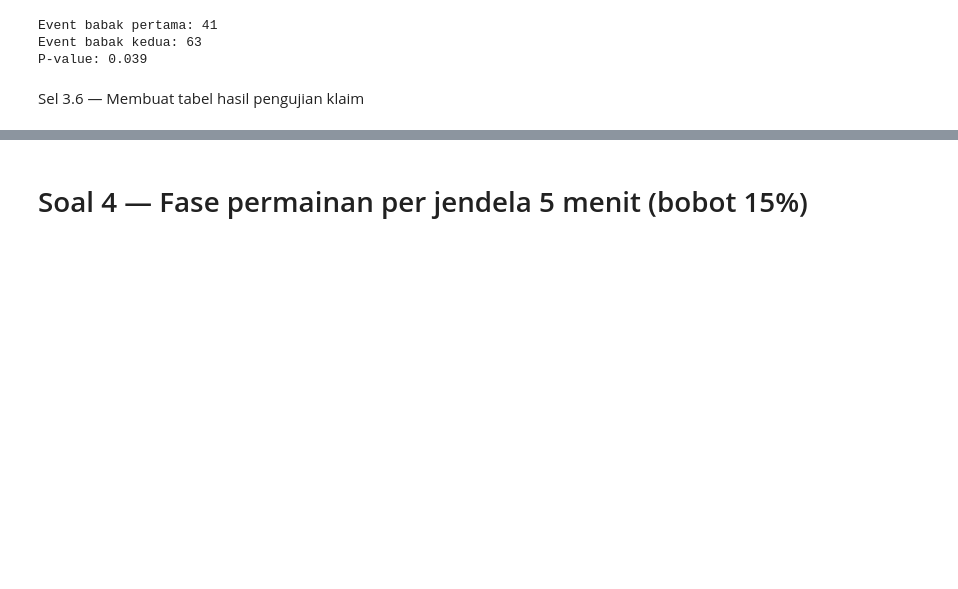
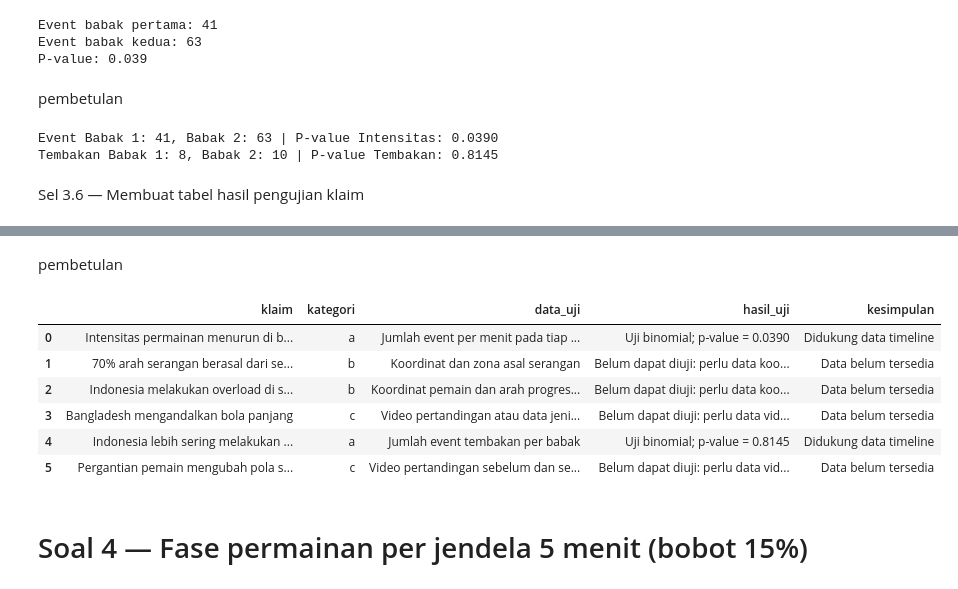
Before and after one commit to NatanaelAnantaSatrio/MachineLearning, a Jupyter notebook: Tugas1.ipynb, the cells around one changed output, grey strips where cells are left out. Cells and saved outputs as stored; diff of their text form; code cells hidden in the pictures; blank space fills up the shorter version.

```diff
--- a/Tugas1.ipynb
+++ b/Tugas1.ipynb
@@ -1927,6 +2073,33 @@ else:
 Event babak pertama: 41
 Event babak kedua: 63
 P-value: 0.039
+# %% [markdown]
+pembetulan
+# %%
+# Sel 3.5 - Uji Binomial untuk intensitas umum DAN uji khusus tembakan
+from scipy.stats import binomtest
+
+# 1. Uji Intensitas Keseluruhan (Klaim 0)
+event_b1 = int(ringkasan_babak.loc[ringkasan_babak["half"] == 1, "jumlah_event"].sum())
+event_b2 = int(ringkasan_babak.loc[ringkasan_babak["half"] == 2, "jumlah_event"].sum())
+total_event = event_b1 + event_b2
+
+hasil_uji_intensitas = binomtest(event_b1, n=total_event, p=0.5, alternative="two-sided")
+
+# 2. Uji Khusus Tembakan (Klaim 4)
+df_shot = events_df[events_df["event_type"].str.lower() == "shot"]
+shot_b1 = int((df_shot["half"] == 1).sum())
+shot_b2 = int((df_shot["half"] == 2).sum())
+total_shot = shot_b1 + shot_b2
+
+hasil_uji_shot = binomtest(shot_b1, n=total_shot, p=0.5, alternative="two-sided") if total_shot > 0 else None
+
+print(f"Event Babak 1: {event_b1}, Babak 2: {event_b2} | P-value Intensitas: {hasil_uji_intensitas.pvalue:.4f}")
+if hasil_uji_shot:
+    print(f"Tembakan Babak 1: {shot_b1}, Babak 2: {shot_b2} | P-value Tembakan: {hasil_uji_shot.pvalue:.4f}")
+# %% [output]
+Event Babak 1: 41, Babak 2: 63 | P-value Intensitas: 0.0390
+Tembakan Babak 1: 8, Babak 2: 10 | P-value Tembakan: 0.8145
 # %% [markdown]
 Sel 3.6 — Membuat tabel hasil pengujian klaim
 # %%
@@ -1956,6 +2129,37 @@ display(hasil_klaim_df)
 | 3 | Bangladesh mengandalkan bola panjang | c | Video pertandingan atau data jeni... | Belum dapat diuji: perlu video pe... | Data belum tersedia |
 | 4 | Indonesia lebih sering melakukan ... | a | Jumlah event tembakan per babak | Uji statistik; p-value = 0.0390 | Tinjau p-value dan data pendukung |
 | 5 | Pergantian pemain mengubah pola s... | c | Video pertandingan sebelum dan se... | Belum dapat diuji: perlu video pe... | Data belum tersedia |
+# %% [markdown]
+pembetulan
+# %%
+# Sel 3.6 - Tabel Hasil Pengujian Klaim Final
+hasil_klaim_df = klaim_df.copy()
+
+def get_hasil_uji(kat, idx):
+    if kat == "a":
+        if idx == 0:
+            return f"Uji binomial; p-value = {hasil_uji_intensitas.pvalue:.4f}"
+        elif idx == 4 and hasil_uji_shot:
+            return f"Uji binomial; p-value = {hasil_uji_shot.pvalue:.4f}"
+    return f"Belum dapat diuji: perlu data {hasil_klaim_df.loc[idx, 'data_uji'].lower()}"
+
+def get_kesimpulan(kat, idx):
+    if kat == "a":
+        return "Didukung data timeline"
+    return "Data belum tersedia"
+
+hasil_klaim_df["hasil_uji"] = [get_hasil_uji(row["kategori"], idx) for idx, row in hasil_klaim_df.iterrows()]
+hasil_klaim_df["kesimpulan"] = [get_kesimpulan(row["kategori"], idx) for idx, row in hasil_klaim_df.iterrows()]
+
+display(hasil_klaim_df)
+# %% [output]
+|  | klaim | kategori | data_uji | hasil_uji | kesimpulan |
+| 0 | Intensitas permainan menurun di b... | a | Jumlah event per menit pada tiap ... | Uji binomial; p-value = 0.0390 | Didukung data timeline |
+| 1 | 70% arah serangan berasal dari se... | b | Koordinat dan zona asal serangan | Belum dapat diuji: perlu data koo... | Data belum tersedia |
+| 2 | Indonesia melakukan overload di s... | b | Koordinat pemain dan arah progres... | Belum dapat diuji: perlu data koo... | Data belum tersedia |
+| 3 | Bangladesh mengandalkan bola panjang | c | Video pertandingan atau data jeni... | Belum dapat diuji: perlu data vid... | Data belum tersedia |
+| 4 | Indonesia lebih sering melakukan ... | a | Jumlah event tembakan per babak | Uji binomial; p-value = 0.8145 | Didukung data timeline |
+| 5 | Pergantian pemain mengubah pola s... | c | Video pertandingan sebelum dan se... | Belum dapat diuji: perlu data vid... | Data belum tersedia |
 # %% [markdown]
 # Soal 4 — Fase permainan per jendela 5 menit (bobot 15%)
 # %% [markdown]
```
Also changed, not shown: parts of 8 cells of this notebook.
